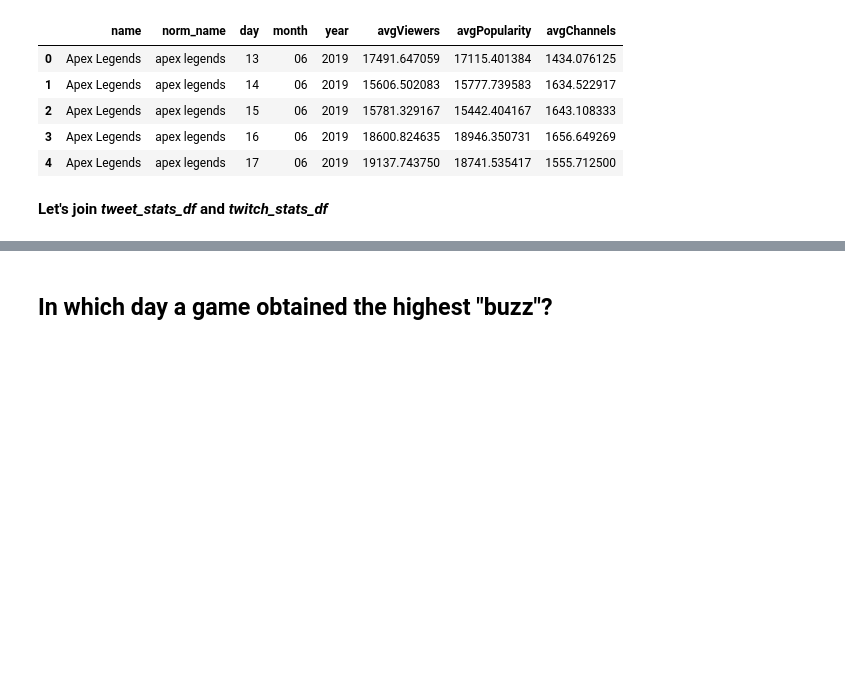
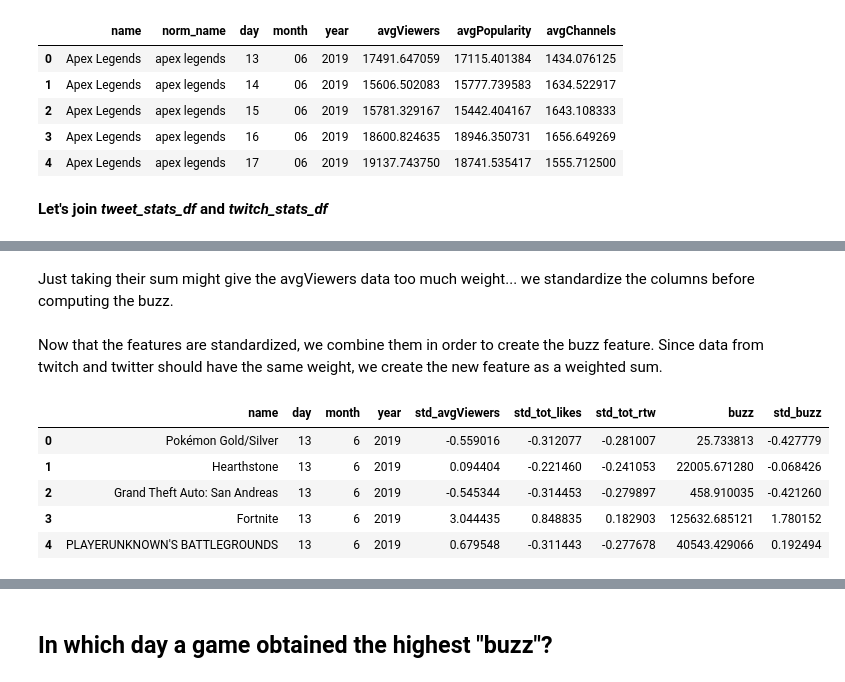
Before and after one commit to hechmik/videogames_buzz, a Jupyter notebook: notebooks/mongo_queries.ipynb, the cells around one changed output, grey strips where cells are left out. Saved outputs shown, nothing was run; the diff lists cells and outputs as text; code cells hidden in the pictures; blank space fills up the shorter version.

```diff
--- a/notebooks/mongo_queries.ipynb
+++ b/notebooks/mongo_queries.ipynb
@@ -741,0 +784,22 @@ combined_stats.head()
+# %% [markdown]
+Just taking their sum might give the avgViewers data too much weight... we standardize the columns before computing the buzz.
+# %%
+rtw_mu = np.mean(combined_stats['total_retweets'])
+rtw_sd = np.std(combined_stats['total_retweets'])
+combined_stats['std_tot_rtw'] = (combined_stats['total_retweets'] - rtw_mu) / rtw_sd
+
+like_mu = np.mean(combined_stats['total_likes'])
+like_sd = np.std(combined_stats['total_likes'])
+
+combined_stats['std_tot_likes'] = (combined_stats['total_likes'] - like_mu) / like_sd
+
+vw_mu = np.mean(combined_stats['avgViewers'])
+vw_sd = np.std(combined_stats['avgViewers'])
+
+combined_stats['std_avgViewers'] = (combined_stats['avgViewers'] - vw_mu) / vw_sd
+# %% [markdown]
+Now that the features are standardized, we combine them in order to create the buzz feature. Since data from twitch and twitter should have the same weight, we create the new feature as a weighted sum.
+# %%
+weight_rtw = 0.25
+weight_likes = 0.25
+weight_twitch = 0.5
@@ -741,0 +810,9 @@ combined_stats.head()
+# %%
+combined_stats[['name','day', 'month', 'year', 'std_avgViewers', 'std_tot_likes', 'std_tot_rtw', 'buzz', 'std_buzz']].head()
+# %% [output]
+|  | name | day | month | year | std_avgViewers | std_tot_likes | std_tot_rtw | buzz | std_buzz |
+| 0 | Pokémon Gold/Silver | 13 | 6 | 2019 | -0.559016 | -0.312077 | -0.281007 | 25.733813 | -0.427779 |
+| 1 | Hearthstone | 13 | 6 | 2019 | 0.094404 | -0.221460 | -0.241053 | 22005.671280 | -0.068426 |
+| 2 | Grand Theft Auto: San Andreas | 13 | 6 | 2019 | -0.545344 | -0.314453 | -0.279897 | 458.910035 | -0.421260 |
+| 3 | Fortnite | 13 | 6 | 2019 | 3.044435 | 0.848835 | 0.182903 | 125632.685121 | 1.780152 |
+| 4 | PLAYERUNKNOWN'S BATTLEGROUNDS | 13 | 6 | 2019 | 0.679548 | -0.311443 | -0.277678 | 40543.429066 | 0.192494 |
```
Also changed, not shown: parts of 41 cells of this notebook.
